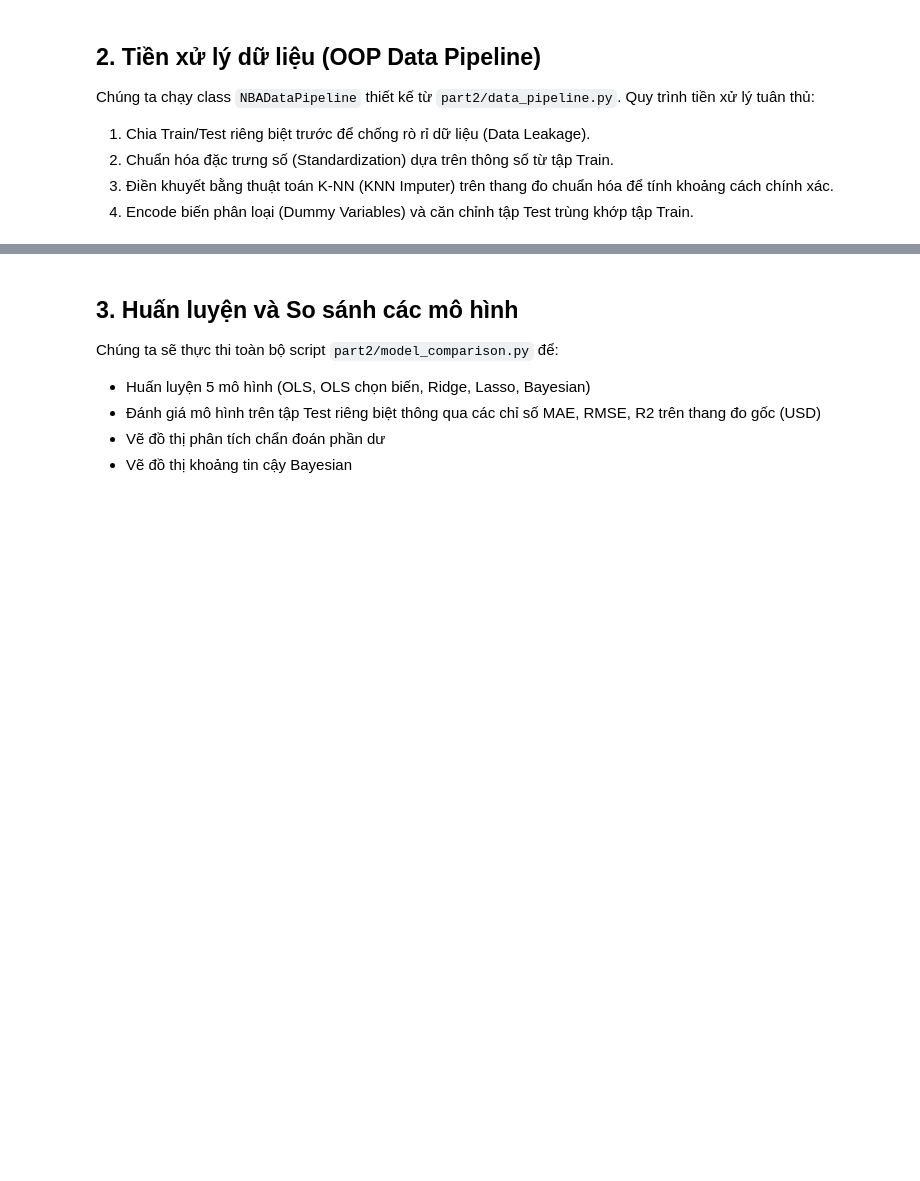
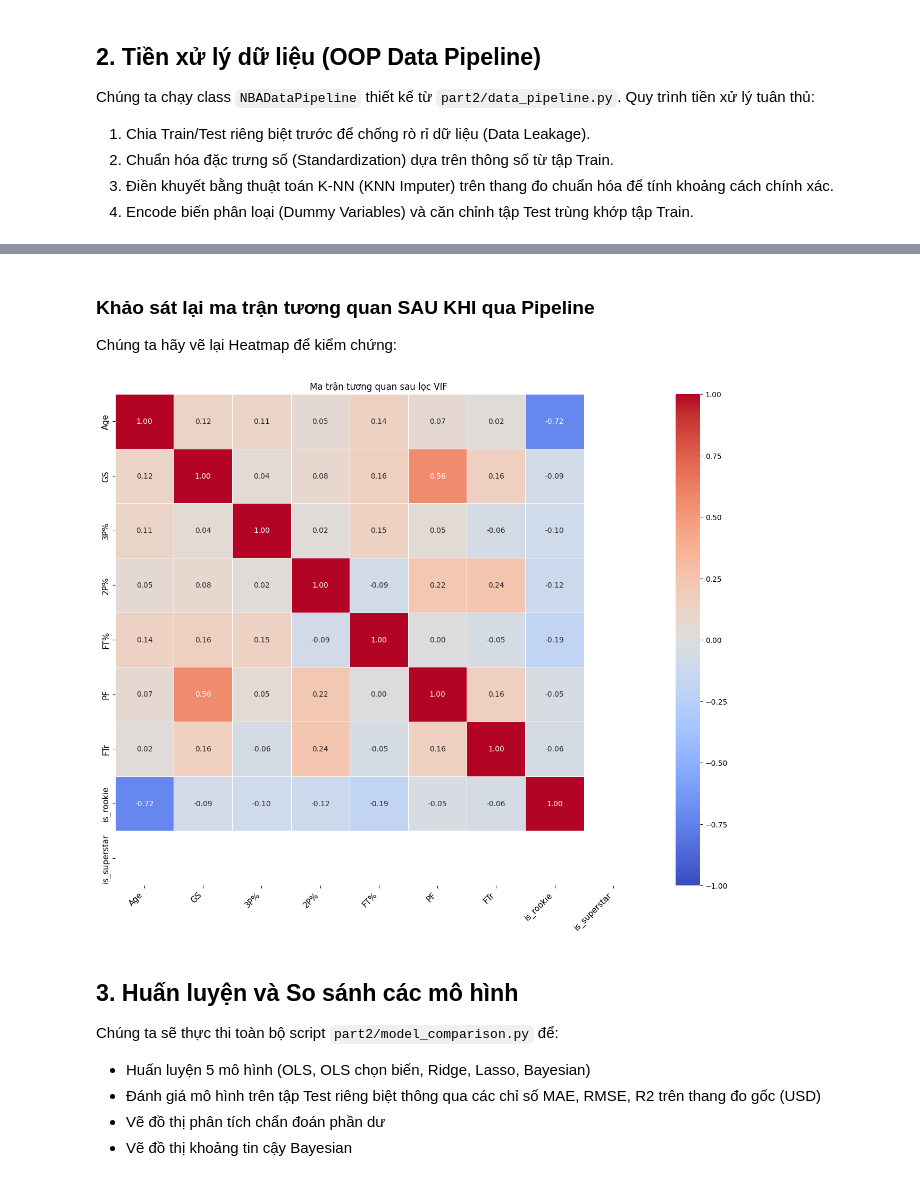
Before and after one commit to NTBao-coder/Data-Fitting, a Jupyter notebook: part2_notebook.ipynb, the cells around one changed output, grey strips where cells are left out. Drawn from its saved outputs; the diff is of its cells as text; code cells hidden in the pictures; blank space fills up the shorter version.

```diff
--- a/part2_notebook.ipynb
+++ b/part2_notebook.ipynb
@@ -110,3 +145,19 @@ print(f"Còn NaN trong tập huấn luyện? ->", X_train.isnull().sum().sum() >
+# %% [markdown]
+### Khảo sát lại ma trận tương quan SAU KHI qua Pipeline
+Chúng ta hãy vẽ lại Heatmap để kiểm chứng:
+# %%
+# Lọc ra các cột số (không tính cột phân loại - Dummy) trong X_train để vẽ
+numeric_cols_after = pipeline.vif_passed_features
+corr_matrix_after = X_train[numeric_cols_after].corr()
+
+plt.figure(figsize=(16, 12))
+sns.heatmap(corr_matrix_after, annot=True, annot_kws={'size': 10}, cmap='coolwarm', fmt=".2f", linewidths=0.5, vmin=-1, vmax=1)
+plt.xticks(rotation=45, ha='right', fontsize=11)
+plt.yticks(fontsize=11)
+plt.title(f'Ma trận tương quan sau lọc VIF')
+plt.show()
+# %% [output]
+[figure, added]
 # %% [markdown]
 ## 3. Huấn luyện và So sánh các mô hình
 
```
Also changed, not shown: parts of 7 cells of this notebook, 8 other files.
